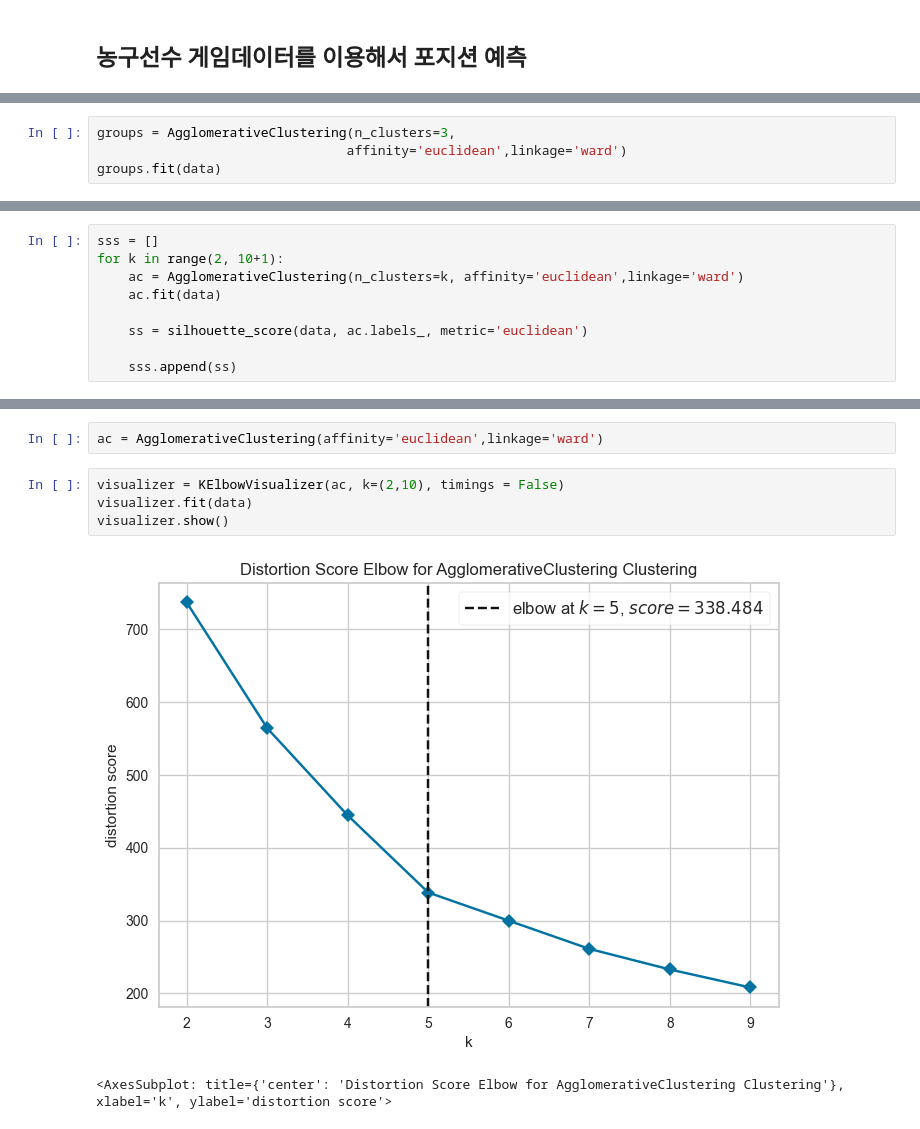
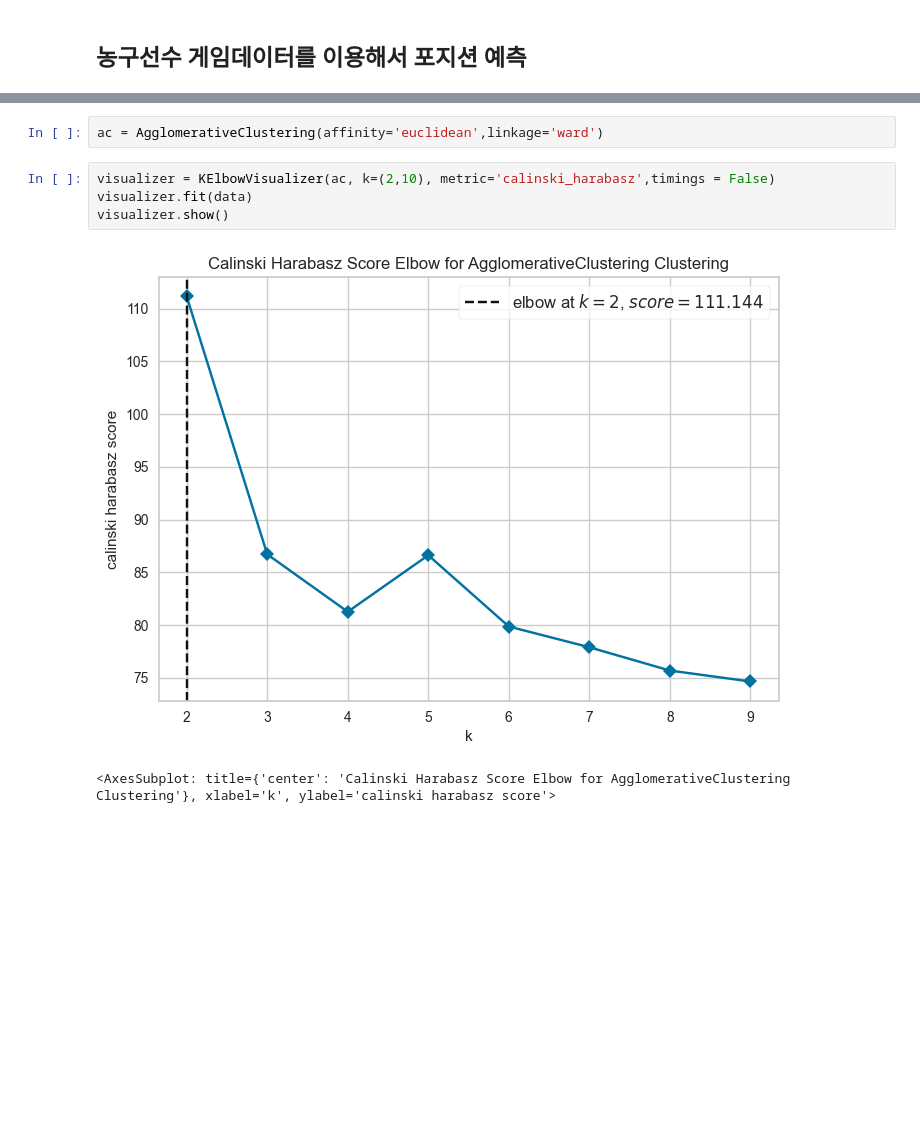
Before and after one commit to Dongcoon/ML, a Jupyter notebook: 21hierarchy.ipynb, the cells around one changed output, grey strips where cells are left out. Cells and saved outputs as stored; diff of their text form; blank space fills up the shorter version.

```diff
--- a/21hierarchy.ipynb
+++ b/21hierarchy.ipynb
@@ -338,4 +326,0 @@ np.count_nonzero(np.unique(cls))
-# %%
-groups = AgglomerativeClustering(n_clusters=3,
-                                affinity='euclidean',linkage='ward')
-groups.fit(data)
@@ -356,9 +326,0 @@ silhouette_score(data,groups.labels_)
-# %%
-sss = []
-for k in range(2, 10+1):
-    ac = AgglomerativeClustering(n_clusters=k, affinity='euclidean',linkage='ward')
-    ac.fit(data)
-
-    ss = silhouette_score(data, ac.labels_, metric='euclidean')
-
-    sss.append(ss)
@@ -370,9 +327,9 @@ plt.show()
-# %%
-ac = AgglomerativeClustering(affinity='euclidean',linkage='ward')
-# %%
-visualizer = KElbowVisualizer(ac, k=(2,10), timings = False)
-visualizer.fit(data)
-visualizer.show()
-# %% [output]
-[figure, removed]
-<AxesSubplot: title={'center': 'Distortion Score Elbow for AgglomerativeClustering Clustering'}, xlabel='k', ylabel='distortion score'>
+# %%
+ac = AgglomerativeClustering(affinity='euclidean',linkage='ward')
+# %%
+visualizer = KElbowVisualizer(ac, k=(2,10), metric='calinski_harabasz',timings = False)
+visualizer.fit(data)
+visualizer.show()
+# %% [output]
+[figure, added]
+<AxesSubplot: title={'center': 'Calinski Harabasz Score Elbow for AgglomerativeClustering Clustering'}, xlabel='k', ylabel='calinski harabasz score'>
```
Also changed, not shown: parts of 23 cells of this notebook, 1 other file.
